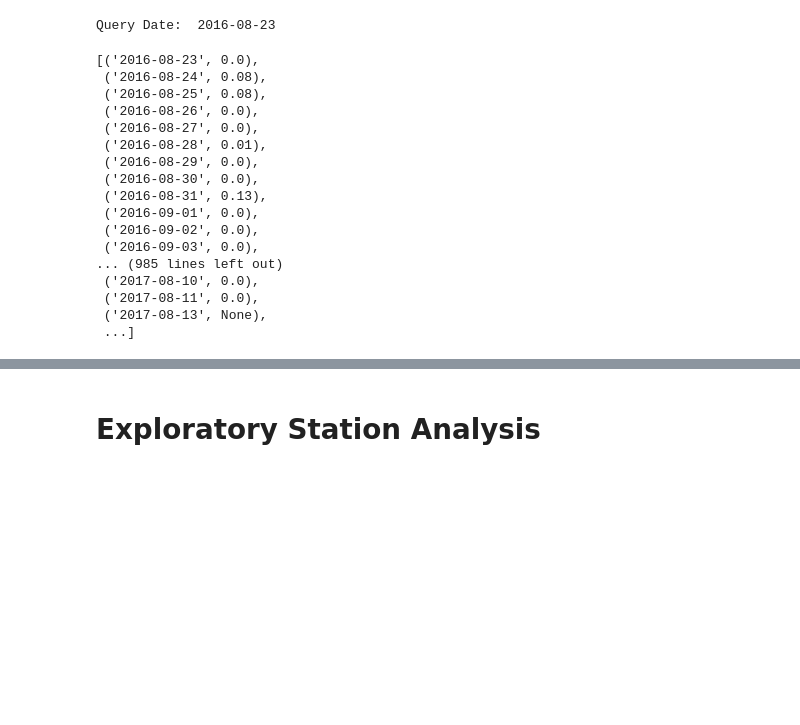
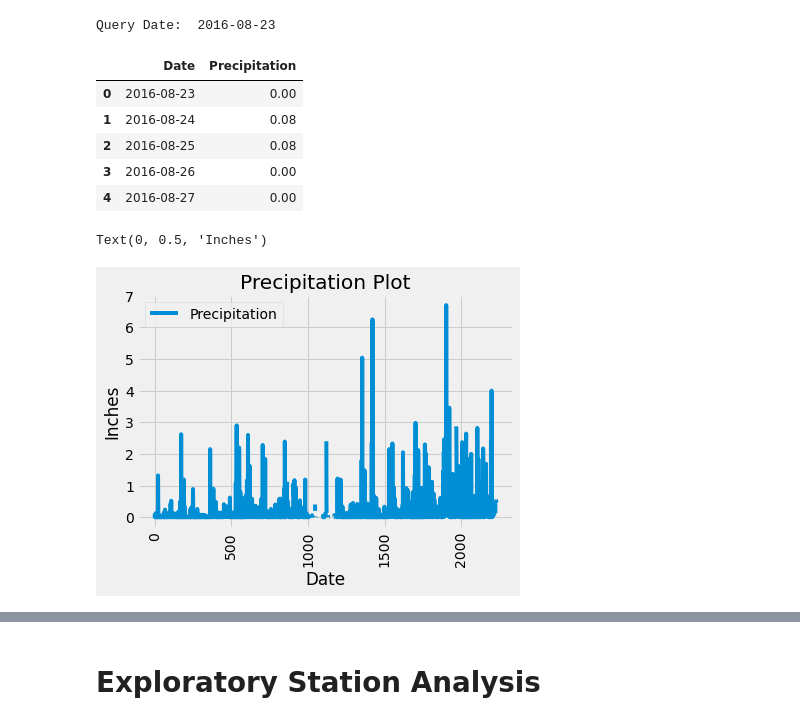
Before and after one commit to JoseH-Git/sqlalchemy-challenge, a Jupyter notebook: climate_starter.ipynb, the cells around one changed output, grey strips where cells are left out. Cells and saved outputs as stored; diff of their text form; code cells hidden in the pictures; blank space fills up the shorter version.

```diff
--- a/climate_starter.ipynb
+++ b/climate_starter.ipynb
@@ -86,31 +86,38 @@ Query Date:  2016-08-23
 # %%
 # Perform a query to retrieve the data and precipitation scores
 
-session.query(measurement.date, measurement.prcp).\
+data_query = session.query(measurement.date, measurement.prcp).\
     filter(measurement.date >= query_date).all()
 
 # Save the query results as a Pandas DataFrame and set the index to the date column
 
+precipitation_pd = pd.DataFrame(data_query, columns=['Date', 'Precipitation'])
+precipitation_pd
 
 # Sort the dataframe by date
-
-
-# Use Pandas Plotting with Matplotlib to plot the data
+precipitation_pd = precipitation_pd.sort_index(ascending=True)
+precipitation_pd.head()
 # %% [output]
-[('2016-08-23', 0.0),
- ('2016-08-24', 0.08),
- ('2016-08-25', 0.08),
- ('2016-08-26', 0.0),
- ('2016-08-27', 0.0),
- ('2016-08-28', 0.01),
- ('2016-08-29', 0.0),
- ('2016-08-30', 0.0),
- ('2016-08-31', 0.13),
- ('2016-09-01', 0.0),
- ('2016-09-02', 0.0),
- ('2016-09-03', 0.0),
-... (985 lines left out)
- ('2017-08-10', 0.0),
- ('2017-08-11', 0.0),
- ('2017-08-13', None),
- ...]
+|  | Date | Precipitation |
+| 0 | 2016-08-23 | 0.00 |
+| 1 | 2016-08-24 | 0.08 |
+| 2 | 2016-08-25 | 0.08 |
+| 3 | 2016-08-26 | 0.00 |
+| 4 | 2016-08-27 | 0.00 |
+# %%
+# Use Pandas Plotting with Matplotlib to plot the data
+# Set x axis and tick locations
+
+precipitation_pd.plot()
+#plt.figure(figsize=(20,3))
+#plt.bar(precipitation_pd["Date"], precipitation_pd["Precipitation"], color='b', alpha=0.5, align="edge")
+plt.xticks(rotation="vertical")
+
+# Give our chart some labels and a tile
+
+plt.title("Precipitation Plot")
+plt.xlabel("Date")
+plt.ylabel("Inches")
+# %% [output]
+Text(0, 0.5, 'Inches')
+[figure, added]
```
Also changed, not shown: parts of 3 cells of this notebook, 1 other file.
